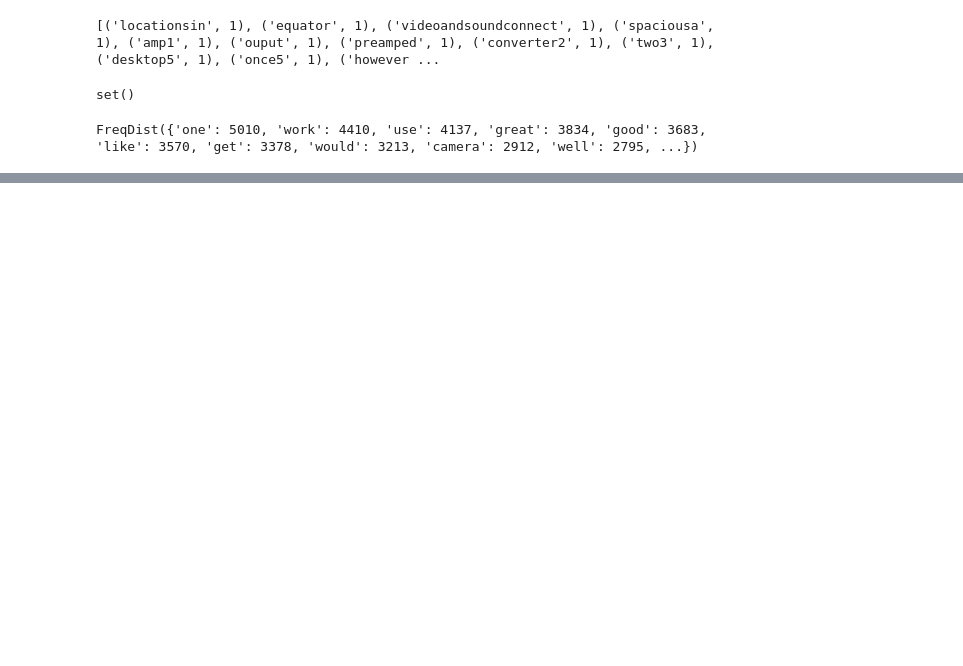
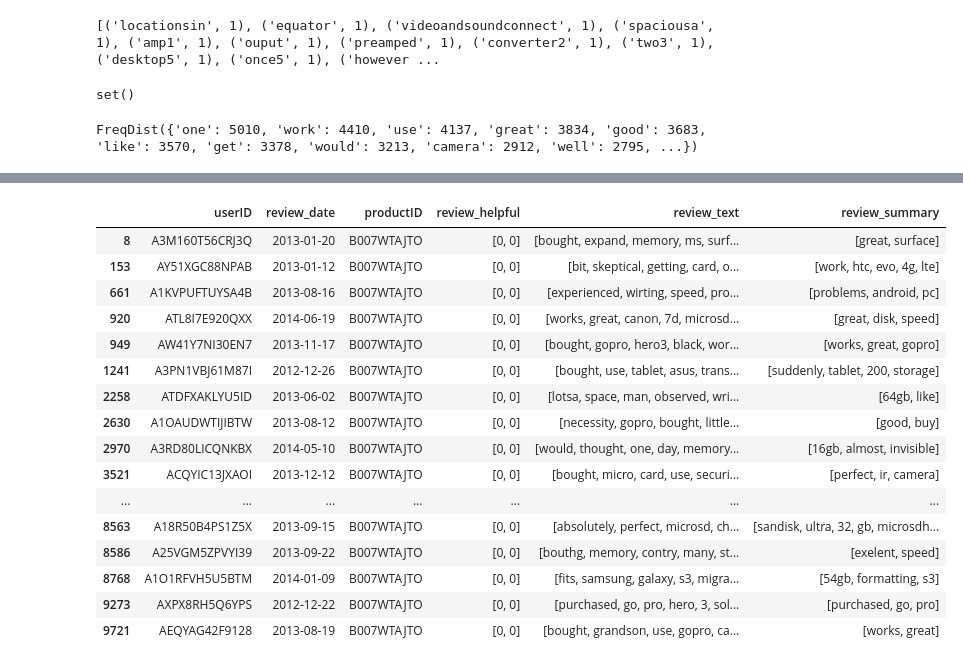
Before and after one commit to kevtr0801/ds_portfolio, a Jupyter notebook: data_wrangling/parsing_files.ipynb, the cells around one changed output, grey strips where cells are left out. Saved outputs shown, nothing was run; the diff lists cells and outputs as text; code cells hidden in the pictures; blank space fills up the shorter version.

```diff
--- a/data_wrangling/parsing_files.ipynb
+++ b/data_wrangling/parsing_files.ipynb
@@ -377,0 +414,20 @@ set()
+# %%
+review_df[review_df['productID'] == 'B007WTAJTO']
+# %% [output]
+|  | userID | review_date | productID | review_helpful | review_text | review_summary |
+| 8 | A3M160T56CRJ3Q | 2013-01-20 | B007WTAJTO | [0, 0] | [bought, expand, memory, ms, surf... | [great, surface] |
+| 153 | AY51XGC88NPAB | 2013-01-12 | B007WTAJTO | [0, 0] | [bit, skeptical, getting, card, o... | [work, htc, evo, 4g, lte] |
+| 661 | A1KVPUFTUYSA4B | 2013-08-16 | B007WTAJTO | [0, 0] | [experienced, wirting, speed, pro... | [problems, android, pc] |
+| 920 | ATL8I7E920QXX | 2014-06-19 | B007WTAJTO | [0, 0] | [works, great, canon, 7d, microsd... | [great, disk, speed] |
+| 949 | AW41Y7NI30EN7 | 2013-11-17 | B007WTAJTO | [0, 0] | [bought, gopro, hero3, black, wor... | [works, great, gopro] |
+| 1241 | A3PN1VBJ61M87I | 2012-12-26 | B007WTAJTO | [0, 0] | [bought, use, tablet, asus, trans... | [suddenly, tablet, 200, storage] |
+| 2258 | ATDFXAKLYU5ID | 2013-06-02 | B007WTAJTO | [0, 0] | [lotsa, space, man, observed, wri... | [64gb, like] |
+| 2630 | A1OAUDWTIJIBTW | 2013-08-12 | B007WTAJTO | [0, 0] | [necessity, gopro, bought, little... | [good, buy] |
+| 2970 | A3RD80LICQNKBX | 2014-05-10 | B007WTAJTO | [0, 0] | [would, thought, one, day, memory... | [16gb, almost, invisible] |
+| 3521 | ACQYIC13JXAOI | 2013-12-12 | B007WTAJTO | [0, 0] | [bought, micro, card, use, securi... | [perfect, ir, camera] |
+| ... | ... | ... | ... | ... | ... | ... |
+| 8563 | A18R50B4PS1Z5X | 2013-09-15 | B007WTAJTO | [0, 0] | [absolutely, perfect, microsd, ch... | [sandisk, ultra, 32, gb, microsdh... |
+| 8586 | A25VGM5ZPVYI39 | 2013-09-22 | B007WTAJTO | [0, 0] | [bouthg, memory, contry, many, st... | [exelent, speed] |
+| 8768 | A1O1RFVH5U5BTM | 2014-01-09 | B007WTAJTO | [0, 0] | [fits, samsung, galaxy, s3, migra... | [54gb, formatting, s3] |
+| 9273 | AXPX8RH5Q6YPS | 2012-12-22 | B007WTAJTO | [0, 0] | [purchased, go, pro, hero, 3, sol... | [purchased, go, pro] |
+| 9721 | AEQYAG42F9128 | 2013-08-19 | B007WTAJTO | [0, 0] | [bought, grandson, use, gopro, ca... | [works, great] |
```
Also changed, not shown: parts of 6 cells of this notebook.
